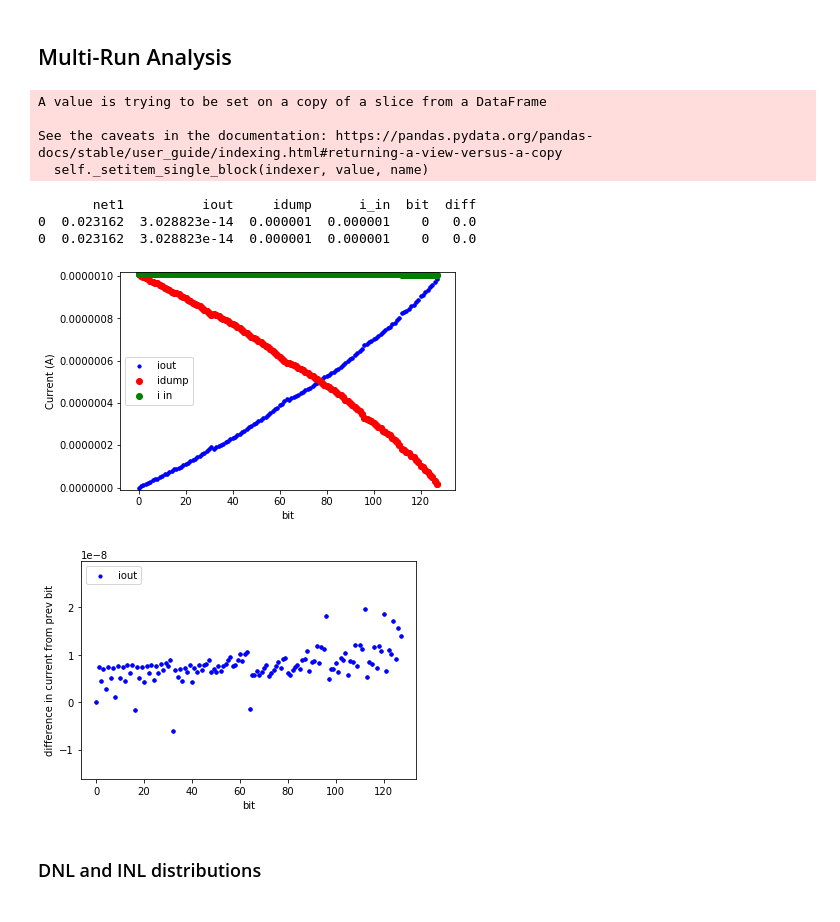
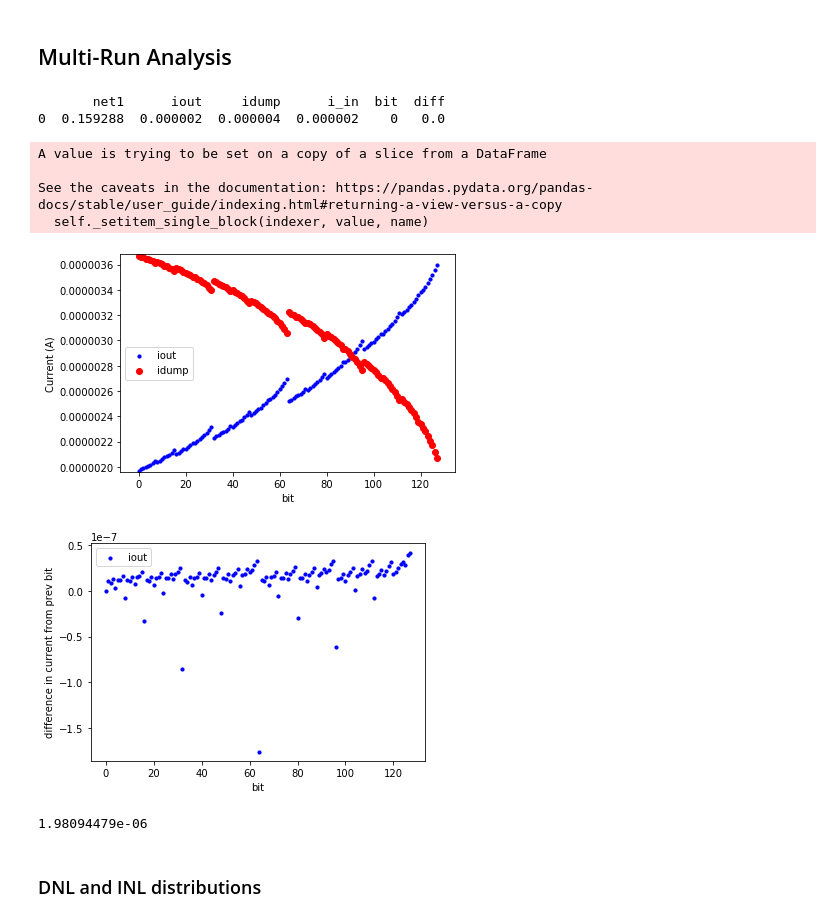
Before and after one commit to wFairmanOlin/madvlsi_proj_4, a Jupyter notebook: analysis.ipynb, the cells around one changed output. Saved outputs shown, nothing was run; the diff lists cells and outputs as text; code cells hidden in the pictures.

Commit message:
added new iout current mirror, updated current through bias generator, modified analysis code slightly

```diff
--- a/analysis.ipynb
+++ b/analysis.ipynb
@@ -41,7 +41,7 @@ theoretical 1bit current:  7.8125e-09
 # %% [markdown]
 ## Multi-Run Analysis
 # %%
-runs = 2
+runs = 1
 #init data with first run
 data = pd.read_csv("data/mc_dac1.txt", sep=" +", engine='python')
 
@@ -54,44 +54,46 @@ data["diff"] = data["iout"].diff(1)
 
 #remove diffs at bits = 0
 data["diff"].loc[data["bit"] == 0] = 0
 print(data.loc[data["bit"] == 0])
 
 fig = plt.figure()
 ax1 = fig.add_subplot()
 
 ax1.scatter(data.bit, data.iout, s=10, c='b', label='iout')
 ax1.scatter(data.bit, data.idump, c='r', label='idump')
-ax1.scatter(data.bit, data.i_in, c='g', label='i in')
-plt.ylim(data.iout.min()-1e-8, data.i_in.max()+1e-8)
+# ax1.scatter(data.bit, data.i_in, c='g', label='i in')
+plt.ylim(data.iout.min()-1e-8, data.idump.max()+1e-8)
 # plt.xlim(60,80)
 plt.legend(loc='center left');
 plt.xlabel("bit")
 plt.ylabel("Current (A)")
 plt.show()
 
 #plotting diffs
 fig = plt.figure()
 ax1 = fig.add_subplot()
 ax1.scatter(data["bit"], data["diff"], s=10, c='b', label='iout')
 plt.ylim(data["diff"].min()-1e-8, data["diff"].max()+1e-8)
 # plt.xlim(60,80)
 plt.legend(loc='upper left');
 plt.xlabel("bit")
 plt.ylabel("difference in current from prev bit")
 plt.show()
 
 #density plot of diff
 # data["diff"].plot.density()
+
+print(data["iout"].iloc[1])
 # %% [output]
-A value is trying to be set on a copy of a slice from a DataFrame
-
-See the caveats in the documentation: https://pandas.pydata.org/pandas-docs/stable/user_guide/indexing.html#returning-a-view-versus-a-copy
-  self._setitem_single_block(indexer, value, name)
+       net1      iout     idump      i_in  bit  diff
+0  0.159288  0.000002  0.000004  0.000002    0   0.0
-       net1          iout     idump      i_in  bit  diff
-0  0.023162  3.028823e-14  0.000001  0.000001    0   0.0
-0  0.023162  3.028823e-14  0.000001  0.000001    0   0.0
+A value is trying to be set on a copy of a slice from a DataFrame
+
+See the caveats in the documentation: https://pandas.pydata.org/pandas-docs/stable/user_guide/indexing.html#returning-a-view-versus-a-copy
+  self._setitem_single_block(indexer, value, name)
-[figure, old version]
+[figure, new version]
-[figure, old version]
+[figure, new version]
+1.98094479e-06
 # %% [markdown]
 ### DNL and INL distributions
 # %%
```
Also changed, not shown: parts of 2 cells of this notebook, 8 other files.
